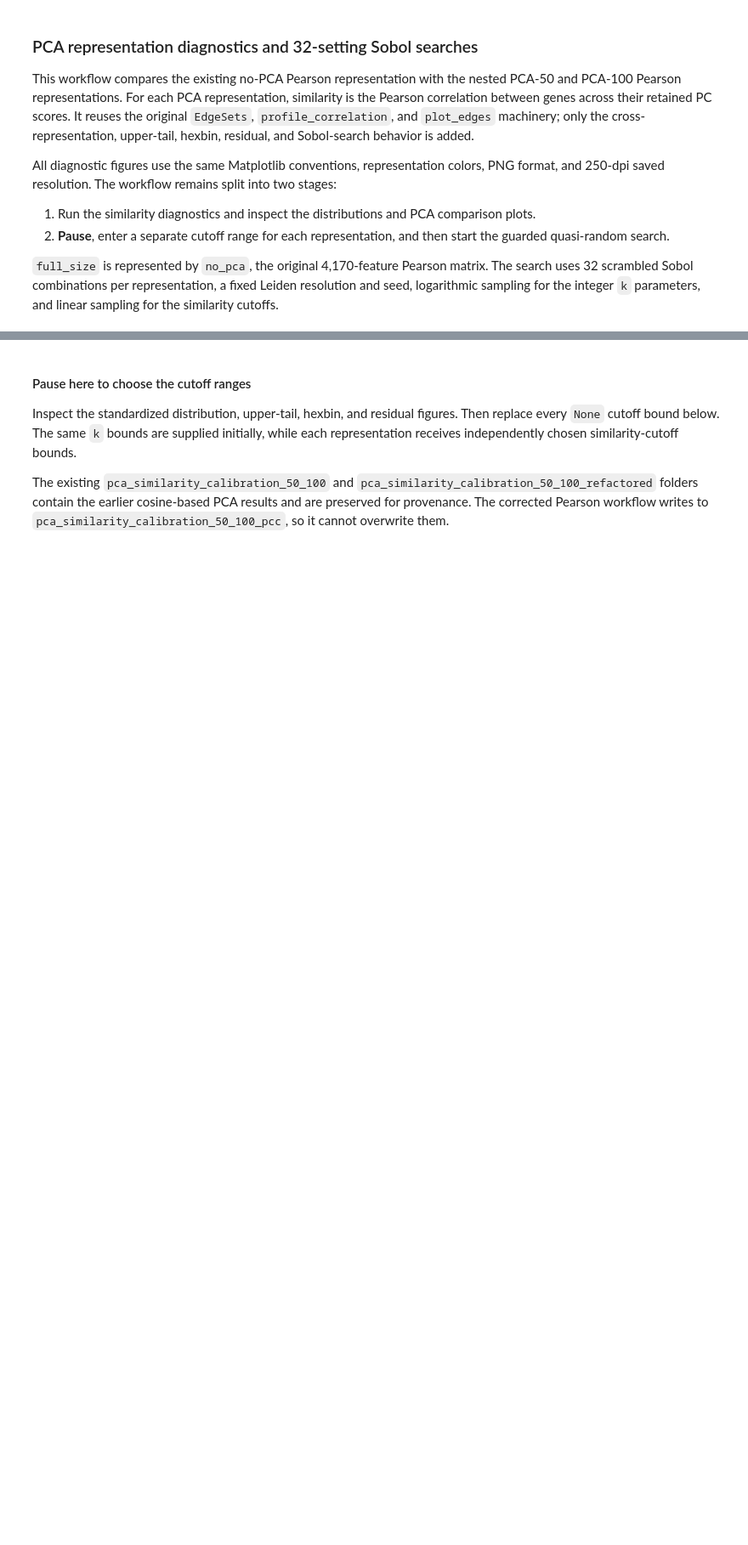
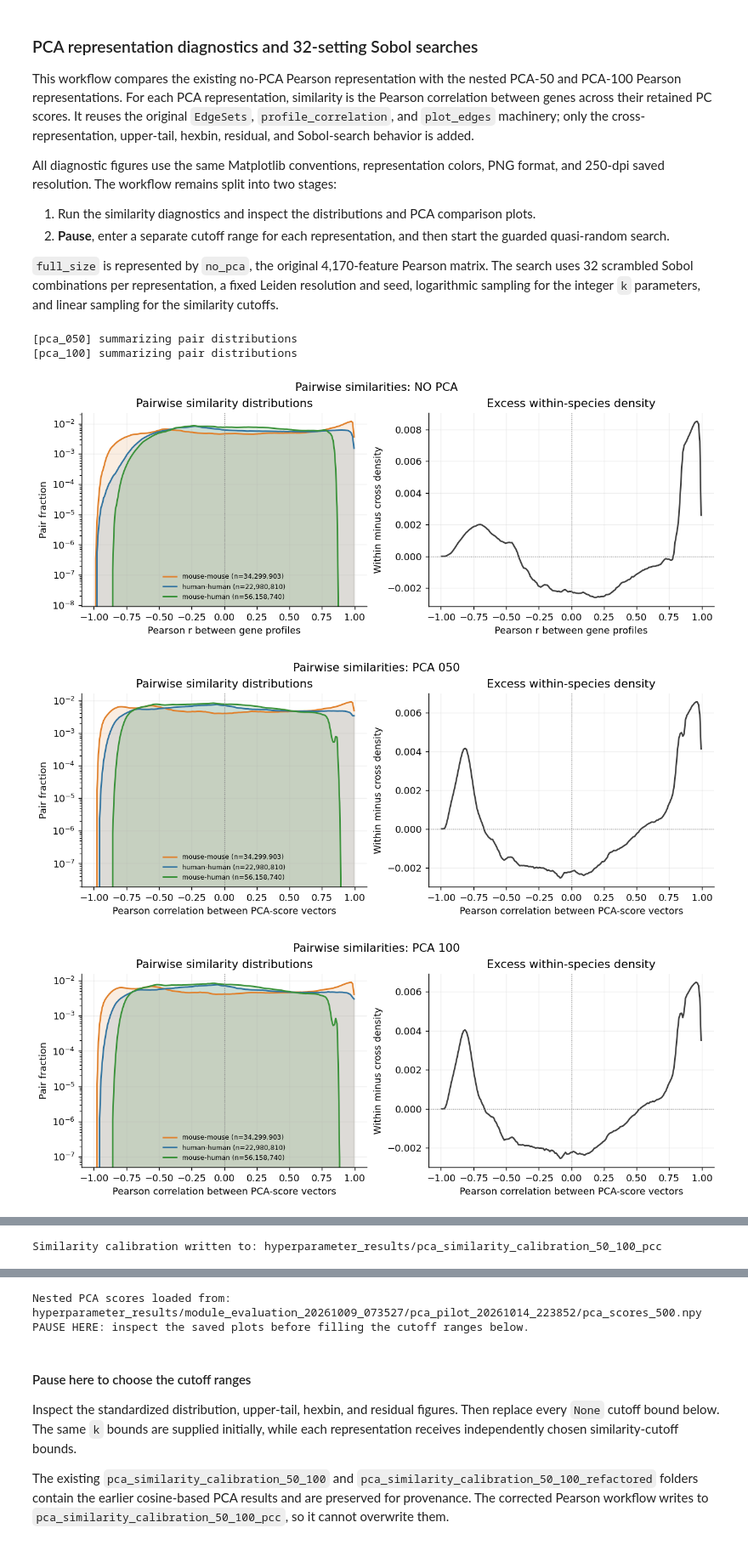
Before and after one commit to RK2006/Cross-Species-Spatial-Transcriptomics-Analysis-Using-Smoothie, a Jupyter notebook: Cross Species Pipeline/Full Pipeline.ipynb, the cells around one changed output, grey strips where cells are left out. Shown at 85% size. Drawn from its saved outputs; the diff is of its cells as text; code cells hidden in the pictures; blank space fills up the shorter version.

Commit message:
Final results of PCA plots

```diff
--- a/Cross Species Pipeline/Full Pipeline.ipynb
+++ b/Cross Species Pipeline/Full Pipeline.ipynb
@@ -4989,35 +4989,41 @@ def run_similarity_calibration(
 # %%
 # Stage 1: create the plots used to eyeball representation-specific cutoff ranges.
 # The completed original results remain in pca_similarity_calibration_50_100.
-RUN_PCA_SIMILARITY_CALIBRATION = False
+RUN_PCA_SIMILARITY_CALIBRATION = True
 
 # None automatically selects the newest completed pca_pilot_* directory.
 PCA_SEARCH_PILOT_DIR = None
 PCA_SIMILARITY_CALIBRATION_DIR = (
     "hyperparameter_results/pca_similarity_calibration_50_100_pcc"
 )
 
 if RUN_PCA_SIMILARITY_CALIBRATION:
     pca_scores_for_search, pca_search_pilot_dir, pca_score_path = (
         load_nested_pca_scores(PCA_SEARCH_PILOT_DIR, minimum_dimensions=100)
     )
     similarity_calibration = run_similarity_calibration(
         prof,
         C,
         ed,
         pca_scores=pca_scores_for_search,
         dimensions=(50, 100),
         output_dir=PCA_SIMILARITY_CALIBRATION_DIR,
         sampled_pairs_per_type=100_000,
         random_state=0,
         show_plots=True,
     )
     display(similarity_calibration["distribution_summary"])
     display(similarity_calibration["fidelity"])
     print(f"Nested PCA scores loaded from: {pca_score_path}")
     print("PAUSE HERE: inspect the saved plots before filling the cutoff ranges below.")
 else:
     print(
         "The PCC calibration reuses the original EdgeSets and plot style. "
         "Set RUN_PCA_SIMILARITY_CALIBRATION = False to write a new result folder."
     )
+# %% [output]
+[pca_050] summarizing pair distributions
+[pca_100] summarizing pair distributions
+[figure, added]
+[figure, added]
+[figure, added]
@@ -5023,0 +5036 @@ else:
+Similarity calibration written to: hyperparameter_results/pca_similarity_calibration_50_100_pcc
@@ -5024,3 +5054,5 @@ else:
+Nested PCA scores loaded from: hyperparameter_results/module_evaluation_20261009_073527/pca_pilot_20261014_223852/pca_scores_500.npy
+PAUSE HERE: inspect the saved plots before filling the cutoff ranges below.
 # %% [markdown]
 #### Pause here to choose the cutoff ranges
 
```
Also changed, not shown: parts of 1 cell of this notebook, 16 other files.
